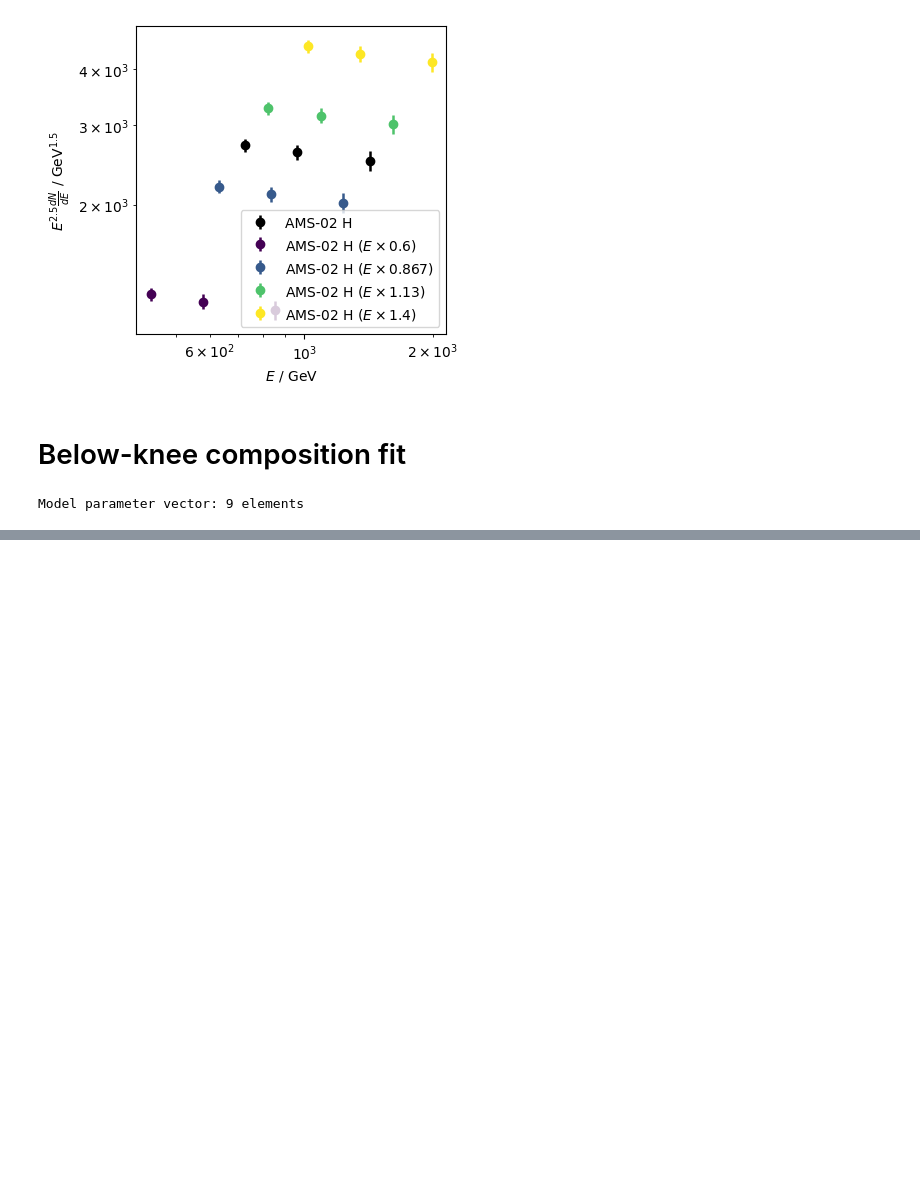
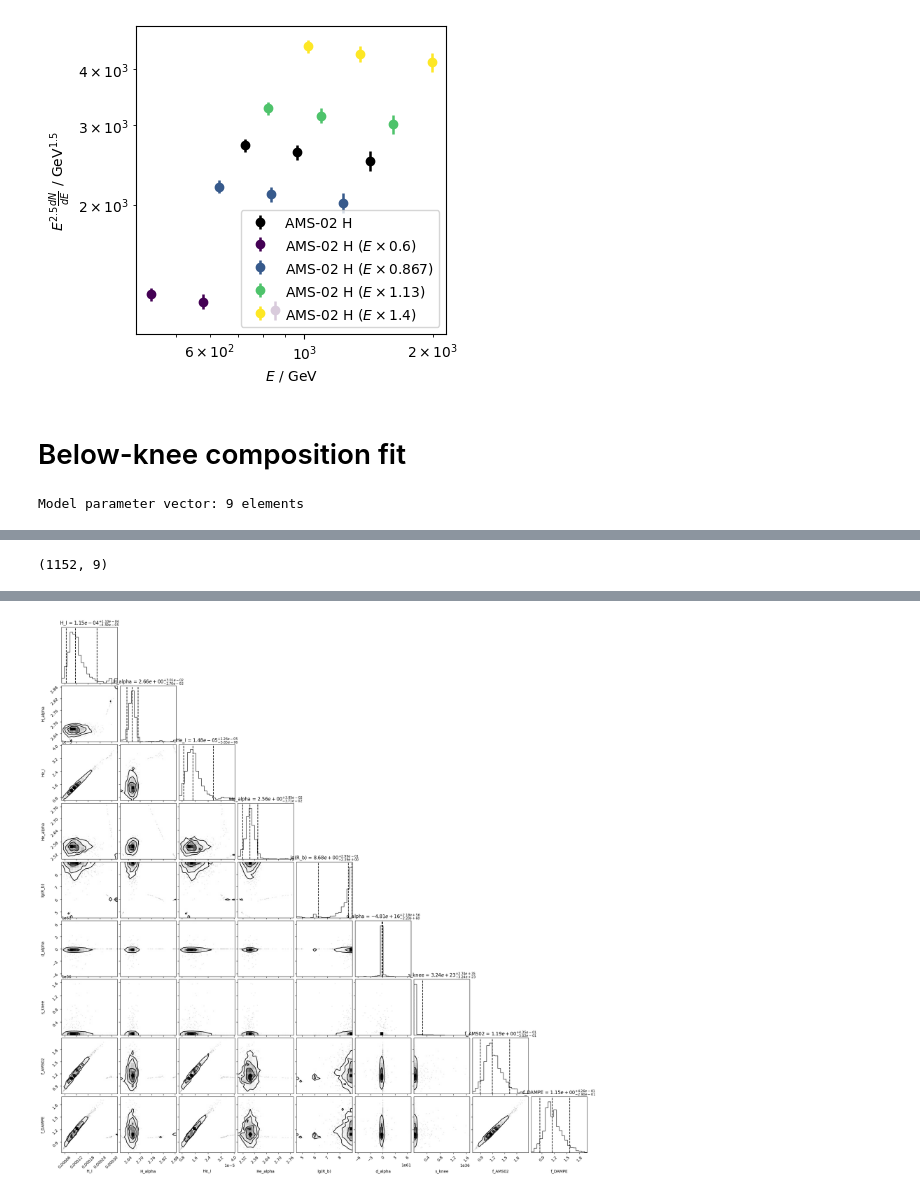
Before and after one commit to nj-vs-vh/EVA, a Jupyter notebook: bayesian.ipynb, the cells around one changed output, grey strips where cells are left out. Cells and saved outputs as stored; diff of their text form; code cells hidden in the pictures; blank space fills up the shorter version.

```diff
--- a/bayesian.ipynb
+++ b/bayesian.ipynb
@@ -520,0 +600,22 @@ WARNING:root:Too few points to create valid contours
+# %%
+theta_sample.shape
+# %% [output]
+(1152, 9)
+# %%
+import corner
+
+sample_to_plot = theta_sample
+sample_labels = generate_initial_model().labels()
+
+R_break_dim = generate_initial_model().labels().index("R_break")
+sample_to_plot[:, R_break_dim] = np.log10(sample_to_plot[:, R_break_dim])
+sample_labels[R_break_dim] = "lg(R_b)"
+
+_ = corner.corner(
+    sample_to_plot,
+    labels=sample_labels,
+    show_titles=True,
+    title_fmt=".2e",
+    quantiles=[0.05, 0.5, 0.95],
+)
+# %% [output]
@@ -520,0 +629 @@ WARNING:root:Too few points to create valid contours
+[figure, added]
```
Also changed, not shown: parts of 14 cells of this notebook.
